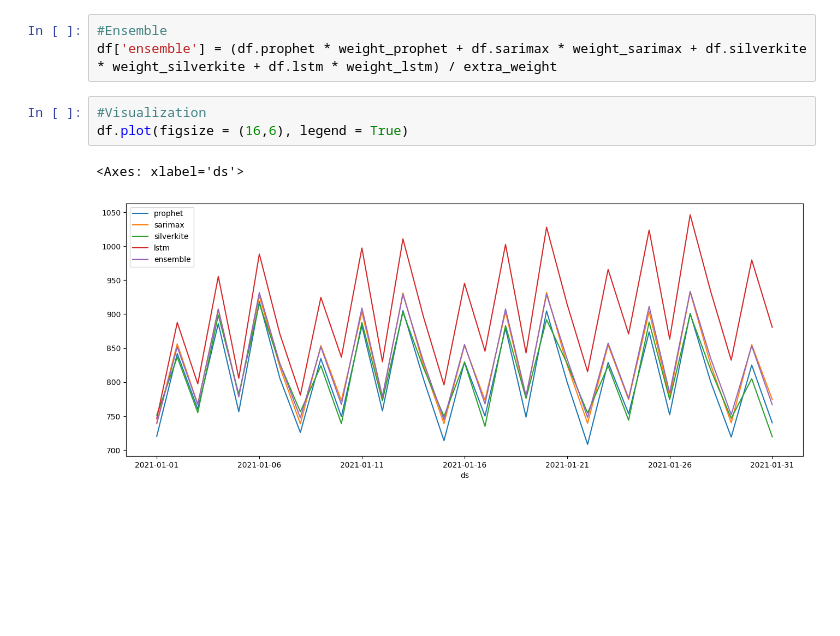
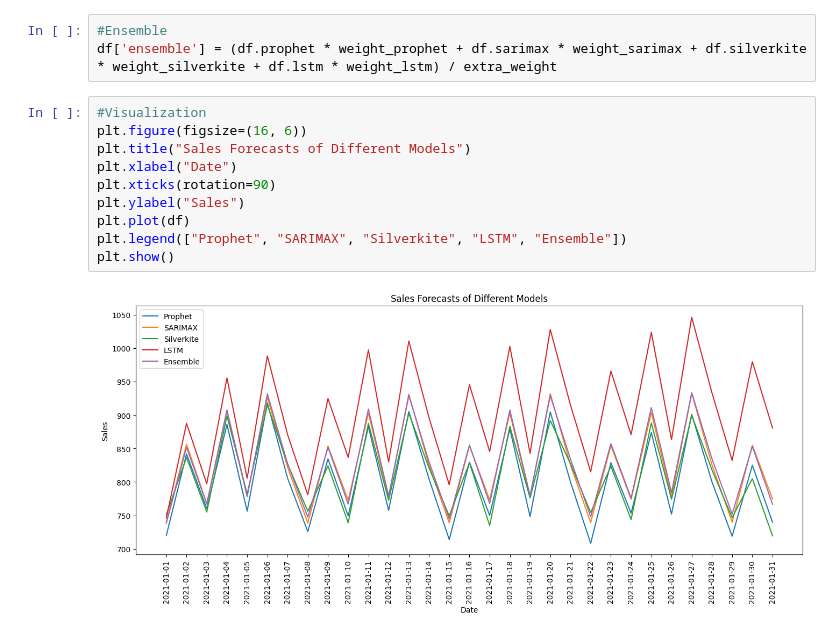
Before and after one commit to Andyn201/Revenue-Forecasting, a Jupyter notebook: Ensemble.ipynb, the cells around one changed output. Saved outputs shown, nothing was run; the diff lists cells and outputs as text; blank space fills up the shorter version.

Commit message:
update graph

```diff
--- a/Ensemble.ipynb
+++ b/Ensemble.ipynb
@@ -85,9 +79,15 @@ Adding the weights equals to 1.0464980185068247
 # %%
 #Ensemble
 df['ensemble'] = (df.prophet * weight_prophet + df.sarimax * weight_sarimax + df.silverkite * weight_silverkite + df.lstm * weight_lstm) / extra_weight
-# %%
-#Visualization
-df.plot(figsize = (16,6), legend = True)
-# %% [output]
-<Axes: xlabel='ds'>
-[figure, removed]
+# %%
+#Visualization
+plt.figure(figsize=(16, 6))
+plt.title("Sales Forecasts of Different Models")
+plt.xlabel("Date")
+plt.xticks(rotation=90)
+plt.ylabel("Sales")
+plt.plot(df)
+plt.legend(["Prophet", "SARIMAX", "Silverkite", "LSTM", "Ensemble"])
+plt.show()
+# %% [output]
+[figure, added]
```
Also changed, not shown: parts of 1 cell of this notebook.
